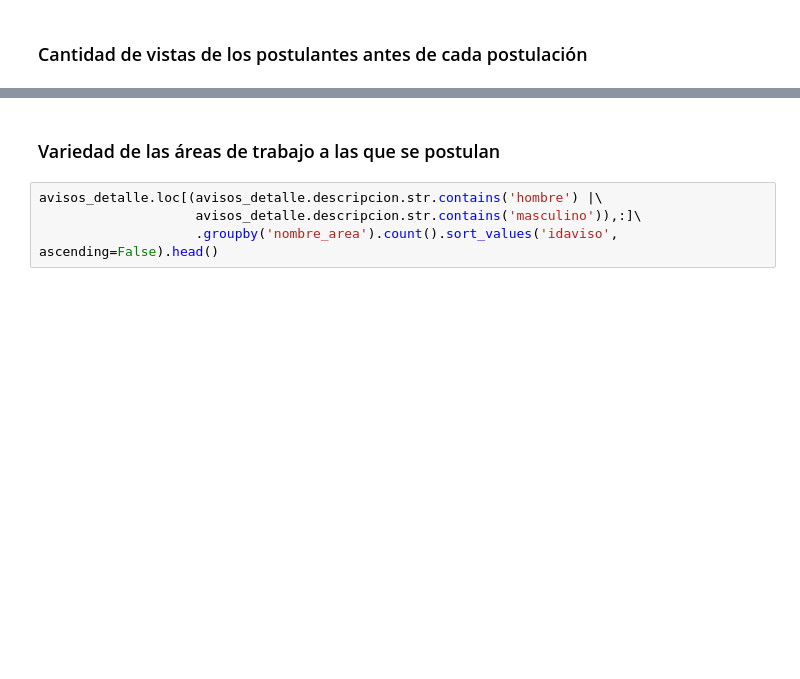
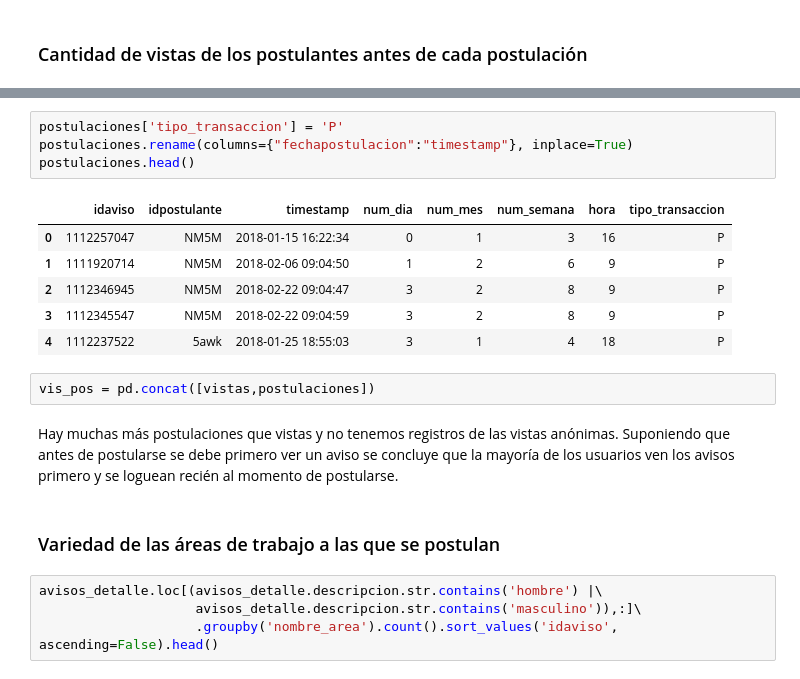
Before and after one commit to tomasBustamante/postulaciones, a Jupyter notebook: Avisos_laborales_y_postulaciones.ipynb, the cells around one changed output, grey strips where cells are left out. Cells and saved outputs as stored; diff of their text form; blank space fills up the shorter version.

```diff
--- a/Avisos_laborales_y_postulaciones.ipynb
+++ b/Avisos_laborales_y_postulaciones.ipynb
@@ -503,3 +548,18 @@ plt.grid(linestyle='dotted')
+# %%
+postulaciones['tipo_transaccion'] = 'P'
+postulaciones.rename(columns={"fechapostulacion":"timestamp"}, inplace=True)
+postulaciones.head()
+# %% [output]
+|  | idaviso | idpostulante | timestamp | num_dia | num_mes | num_semana | hora | tipo_transaccion |
+| 0 | 1112257047 | NM5M | 2018-01-15 16:22:34 | 0 | 1 | 3 | 16 | P |
+| 1 | 1111920714 | NM5M | 2018-02-06 09:04:50 | 1 | 2 | 6 | 9 | P |
+| 2 | 1112346945 | NM5M | 2018-02-22 09:04:47 | 3 | 2 | 8 | 9 | P |
+| 3 | 1112345547 | NM5M | 2018-02-22 09:04:59 | 3 | 2 | 8 | 9 | P |
+| 4 | 1112237522 | 5awk | 2018-01-25 18:55:03 | 3 | 1 | 4 | 18 | P |
+# %%
+vis_pos = pd.concat([vistas,postulaciones])
+# %% [markdown]
+Hay muchas más postulaciones que vistas y no tenemos registros de las vistas anónimas. Suponiendo que antes de postularse se debe primero ver un aviso se concluye que la mayoría de los usuarios ven los avisos primero y se loguean recién al momento de postularse.
 # %% [markdown]
 ### Variedad de las áreas de trabajo a las que se postulan
 # %%
```
Also changed, not shown: parts of 8 cells of this notebook.
